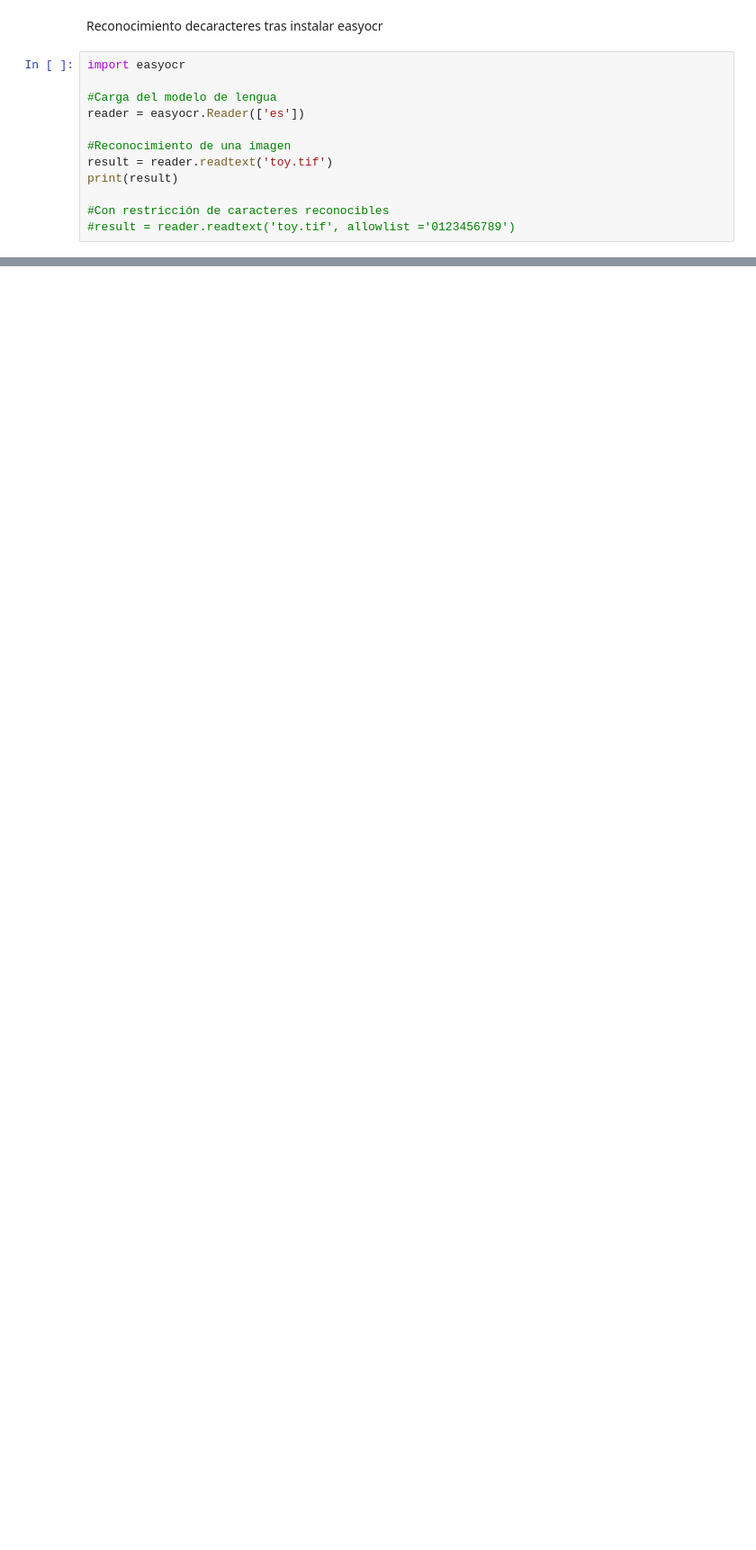
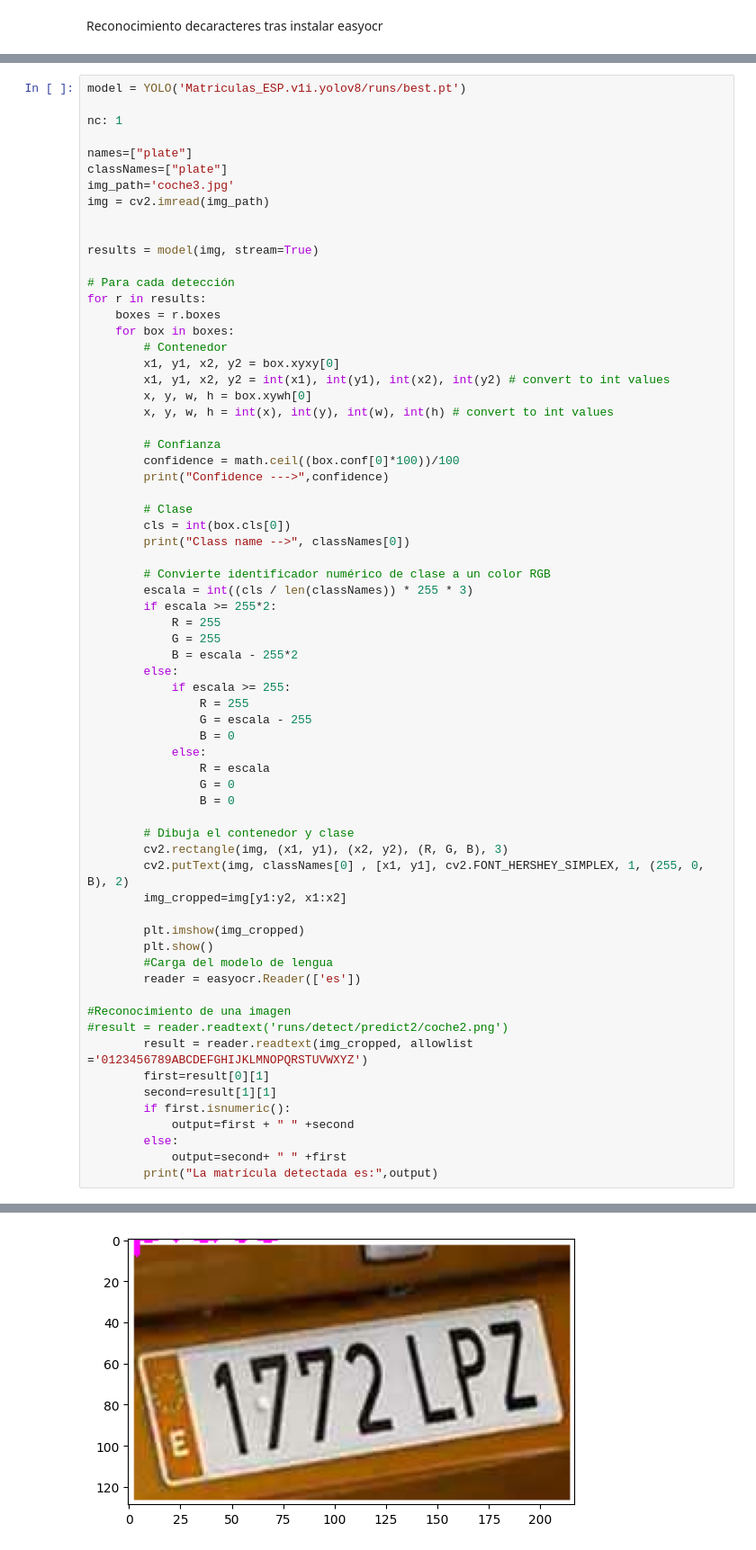
Before and after one commit to PabloSMelian/VC_practica, a Jupyter notebook: P5/VC_P5.ipynb, the cells around one changed output, grey strips where cells are left out. Shown at 90% size. Saved outputs shown, nothing was run; the diff lists cells and outputs as text; blank space fills up the shorter version.

```diff
--- a/P5/VC_P5.ipynb
+++ b/P5/VC_P5.ipynb
@@ -136,14 +10,2 @@ TesseractNotFoundError: ignored
 # %% [markdown]
 Reconocimiento decaracteres tras instalar easyocr
-# %%
-import easyocr
-
-#Carga del modelo de lengua
-reader = easyocr.Reader(['es'])
-
-#Reconocimiento de una imagen
-result = reader.readtext('toy.tif')
-print(result)
-
-#Con restricción de caracteres reconocibles
-#result = reader.readtext('toy.tif', allowlist ='0123456789')
@@ -152,0 +12,68 @@ Neither CUDA nor MPS are available - defaulting to CPU. Note: This module is muc
+# %%
+model = YOLO('Matriculas_ESP.v1i.yolov8/runs/best.pt')
+
+nc: 1
+
+names=["plate"]
+classNames=["plate"]
+img_path='coche3.jpg'
+img = cv2.imread(img_path)
+
+
+results = model(img, stream=True)
+
+# Para cada detección
+for r in results:
+    boxes = r.boxes
+    for box in boxes:
+        # Contenedor
+        x1, y1, x2, y2 = box.xyxy[0]
+        x1, y1, x2, y2 = int(x1), int(y1), int(x2), int(y2) # convert to int values
+        x, y, w, h = box.xywh[0]
+        x, y, w, h = int(x), int(y), int(w), int(h) # convert to int values
+
+        # Confianza
+        confidence = math.ceil((box.conf[0]*100))/100
+        print("Confidence --->",confidence)
+
+        # Clase
+        cls = int(box.cls[0])
+        print("Class name -->", classNames[0])
+
+        # Convierte identificador numérico de clase a un color RGB
+        escala = int((cls / len(classNames)) * 255 * 3)
+        if escala >= 255*2:
+            R = 255
+            G = 255
+            B = escala - 255*2
+        else:
+            if escala >= 255:
+                R = 255
+                G = escala - 255
+                B = 0
+            else:
+                R = escala
+                G = 0
+                B = 0
+
+        # Dibuja el contenedor y clase
+        cv2.rectangle(img, (x1, y1), (x2, y2), (R, G, B), 3)
+        cv2.putText(img, classNames[0] , [x1, y1], cv2.FONT_HERSHEY_SIMPLEX, 1, (255, 0, B), 2)
+        img_cropped=img[y1:y2, x1:x2]
+
+        plt.imshow(img_cropped)
+        plt.show()
+        #Carga del modelo de lengua
+        reader = easyocr.Reader(['es'])
+
+#Reconocimiento de una imagen
+#result = reader.readtext('runs/detect/predict2/coche2.png')
+        result = reader.readtext(img_cropped, allowlist ='0123456789ABCDEFGHIJKLMNOPQRSTUVWXYZ')
+        first=result[0][1]
+        second=result[1][1]
+        if first.isnumeric():
+            output=first + " " +second
+        else:
+            output=second+ " " +first
+        print("La matrícula detectada es:",output)
+# %% [output]
@@ -152,0 +82 @@ Neither CUDA nor MPS are available - defaulting to CPU. Note: This module is muc
+[figure, added]
```
Also changed, not shown: parts of 12 cells of this notebook.
